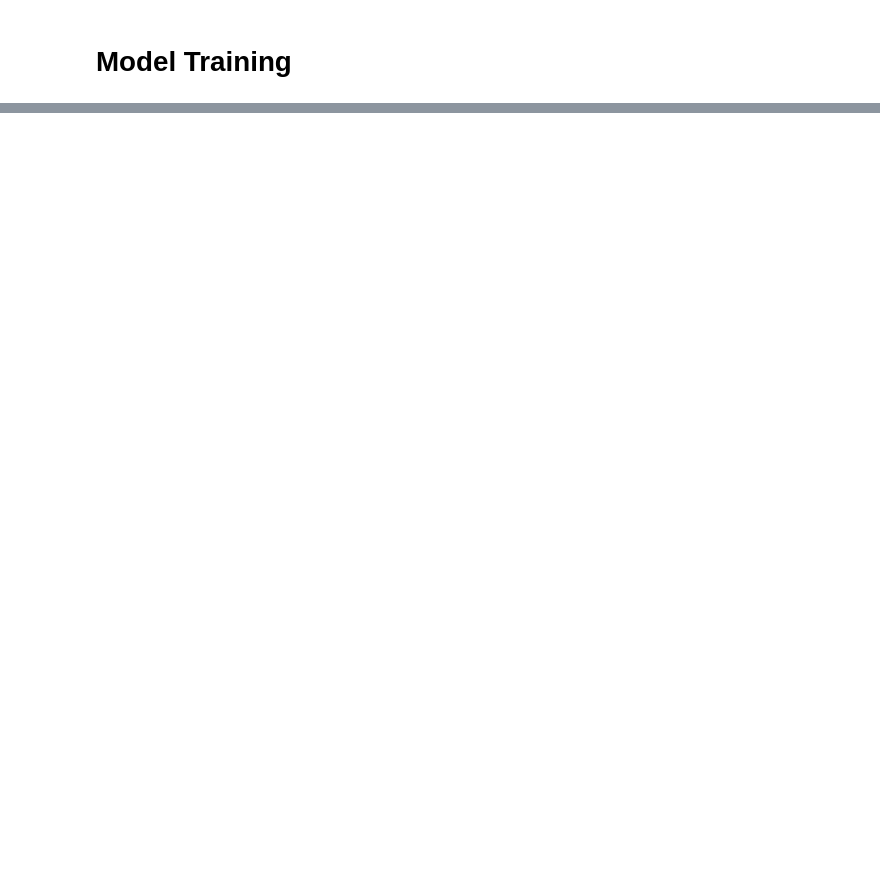
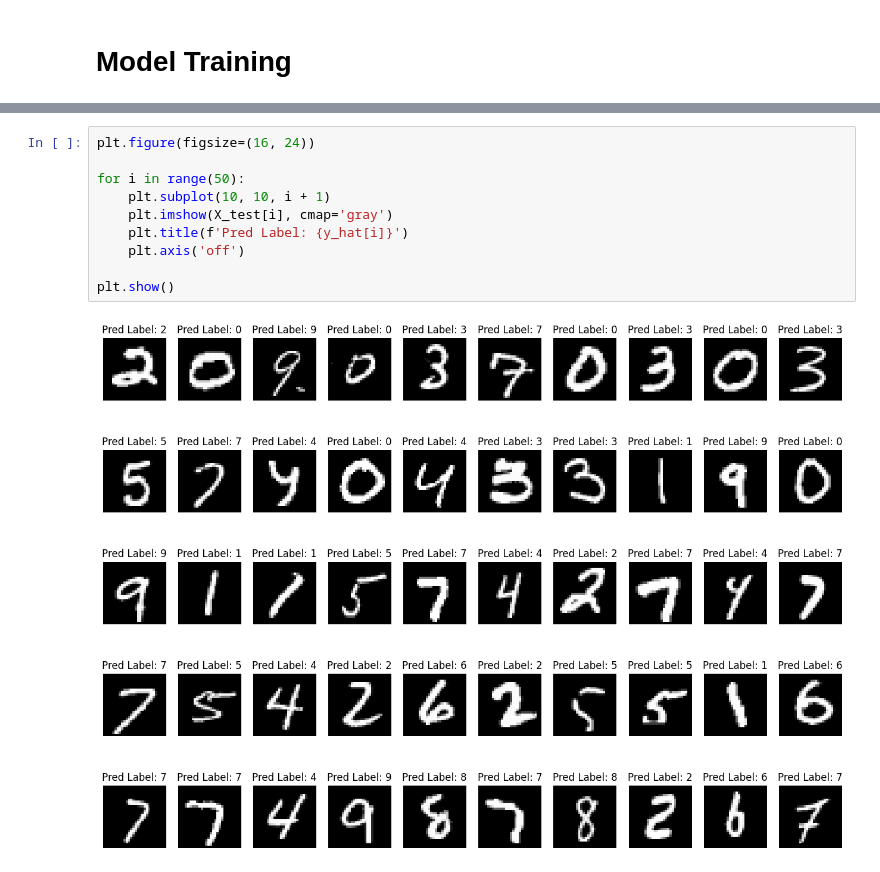
Before and after one commit to Applaudo-Studios-Cloud-Engineering/ML_Sample_Projects, a Jupyter notebook: classification_projects/mnist_digit_classification/solution.ipynb, the cells around one changed output, grey strips where cells are left out. Saved outputs shown, nothing was run; the diff lists cells and outputs as text; blank space fills up the shorter version.

```diff
--- a/classification_projects/mnist_digit_classification/solution.ipynb
+++ b/classification_projects/mnist_digit_classification/solution.ipynb
@@ -130,0 +229,12 @@ model = tf.keras.Sequential([
+# %%
+plt.figure(figsize=(16, 24))
+
+for i in range(50):
+    plt.subplot(10, 10, i + 1)
+    plt.imshow(X_test[i], cmap='gray')
+    plt.title(f'Pred Label: {y_hat[i]}')
+    plt.axis('off')
+
+plt.show()
+# %% [output]
+[figure, added]
```
Also changed, not shown: parts of 15 cells of this notebook, 1 other file.
